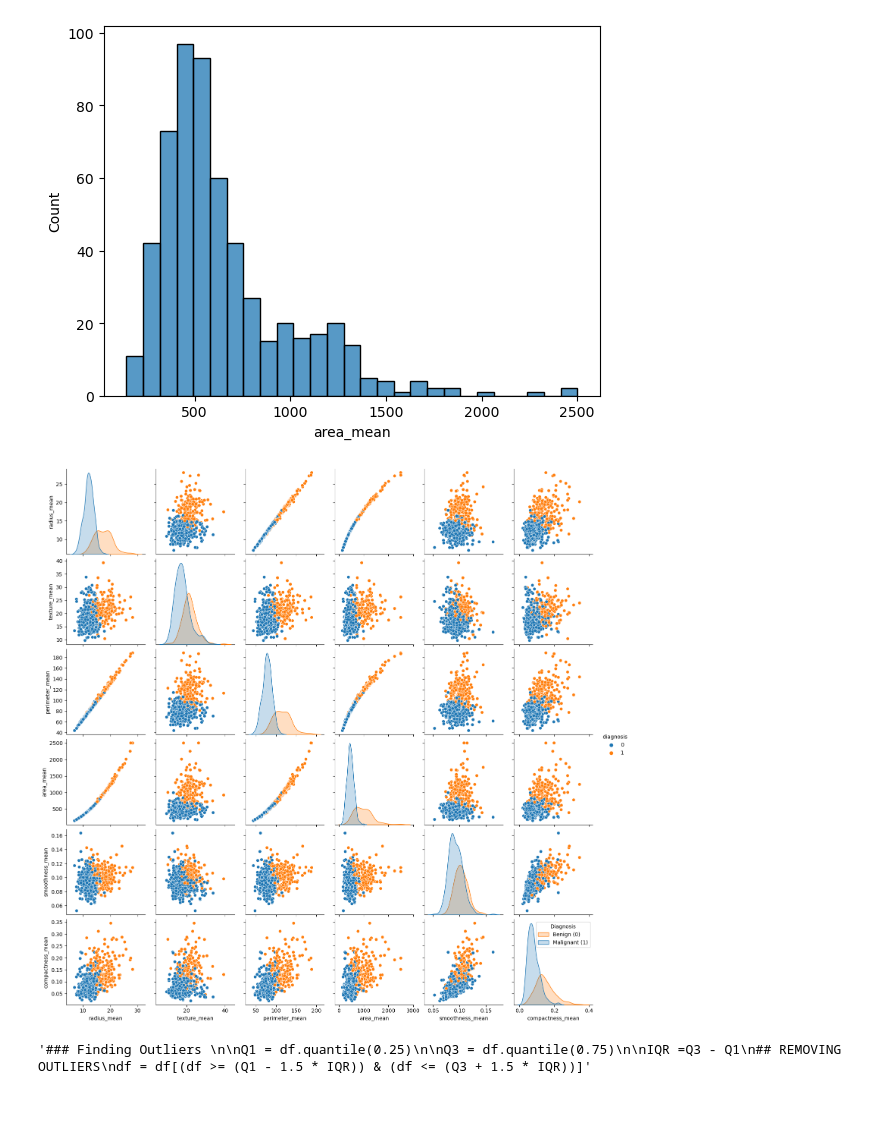
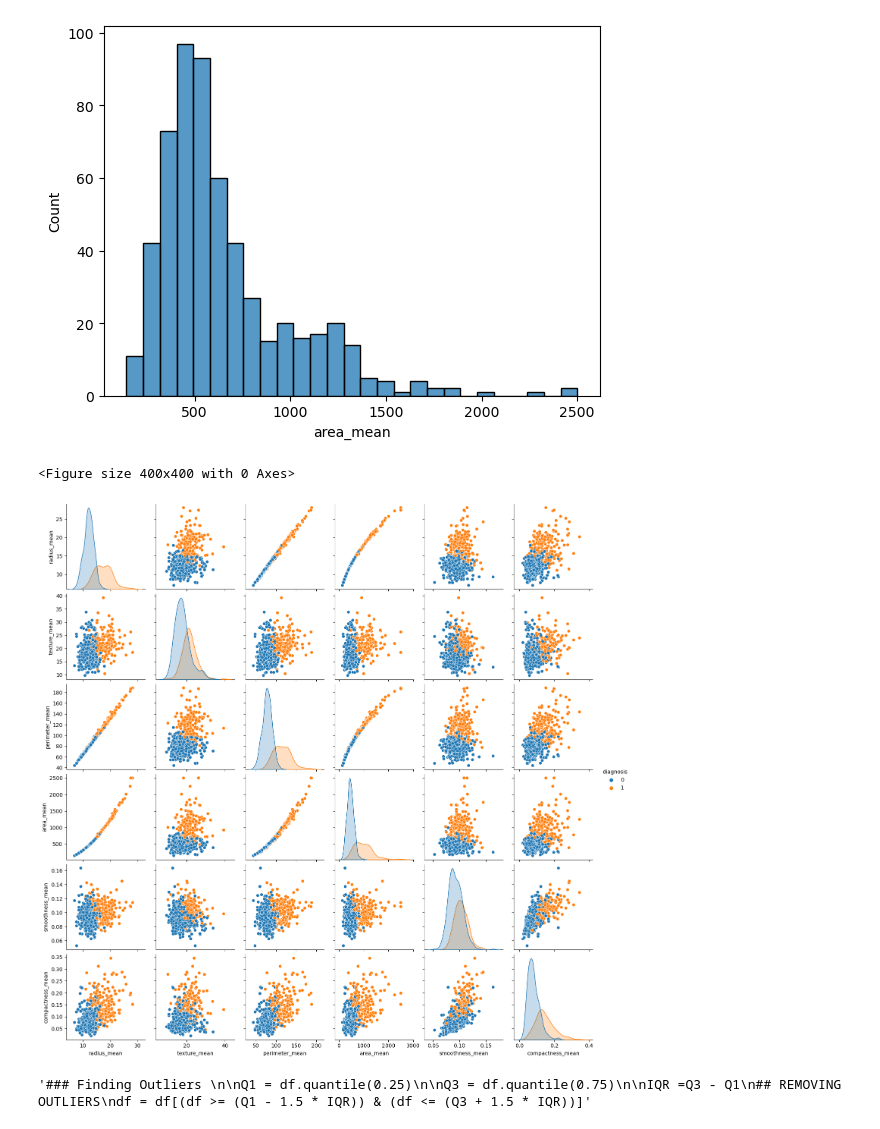
Before and after one commit to Sajan-12325/Wisconsin-Breast-Cancer-Data, a Jupyter notebook: Wisconsin_breast_cancer.ipynb, the cells around one changed output. Saved outputs shown, nothing was run; the diff lists cells and outputs as text; code cells hidden in the pictures.

```diff
--- a/Wisconsin_breast_cancer.ipynb
+++ b/Wisconsin_breast_cancer.ipynb
@@ -187,11 +180,12 @@ plt.show()
 # %% [output]
 [figure]
 # %%
+plt.figure(figsize = (4, 4))
 sns.pairplot(df[['radius_mean', 'texture_mean', 'perimeter_mean', 'area_mean', 'smoothness_mean', 'compactness_mean', 'diagnosis']], hue='diagnosis')
-plt.legend(title="Diagnosis", labels=["Benign (0)", "Malignant (1)"])
 plt.show()
 # %% [output]
+<Figure size 400x400 with 0 Axes>
-[figure, old version]
+[figure, new version]
 # %%
 '''### Finding Outliers
 
```
Also changed, not shown: parts of 23 cells of this notebook.
